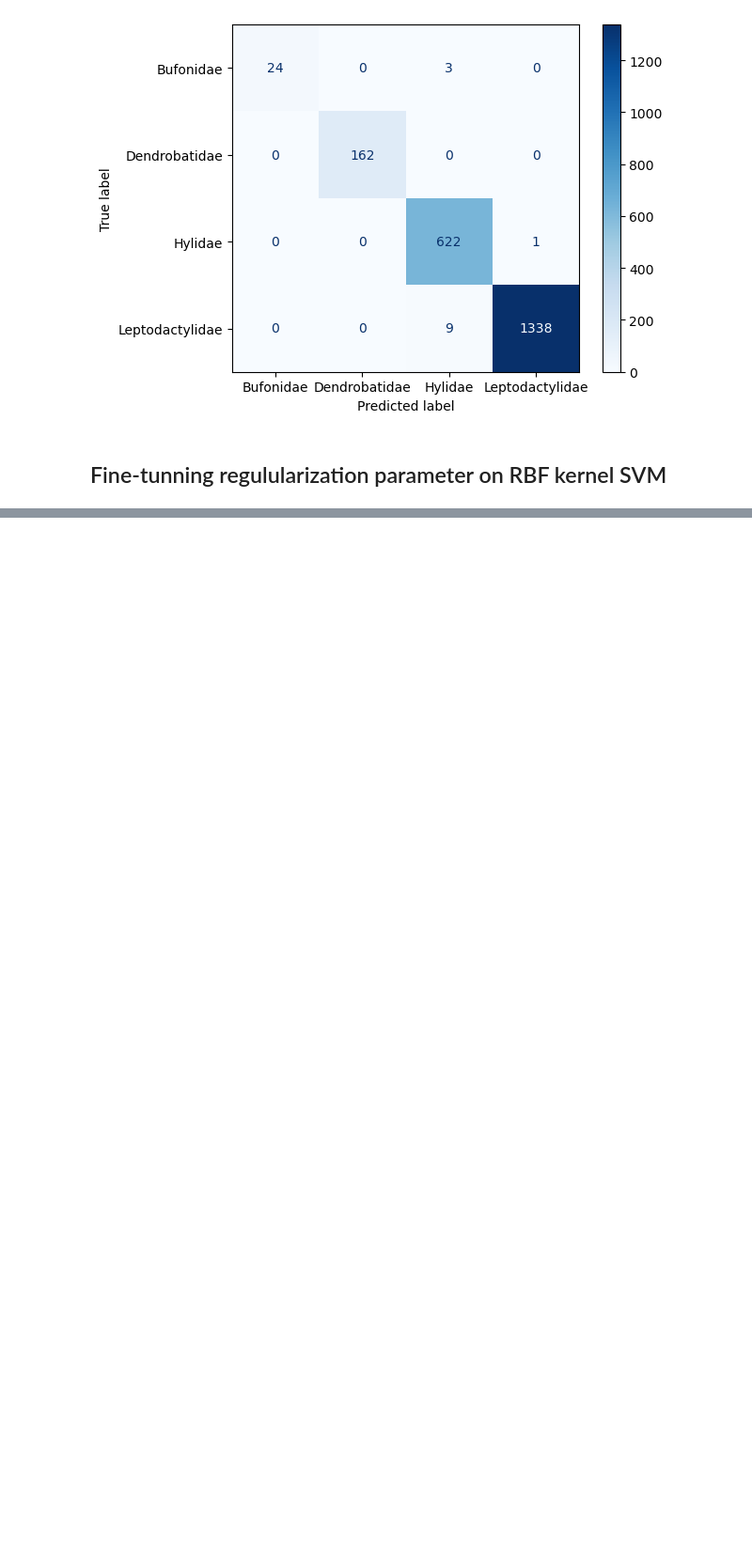
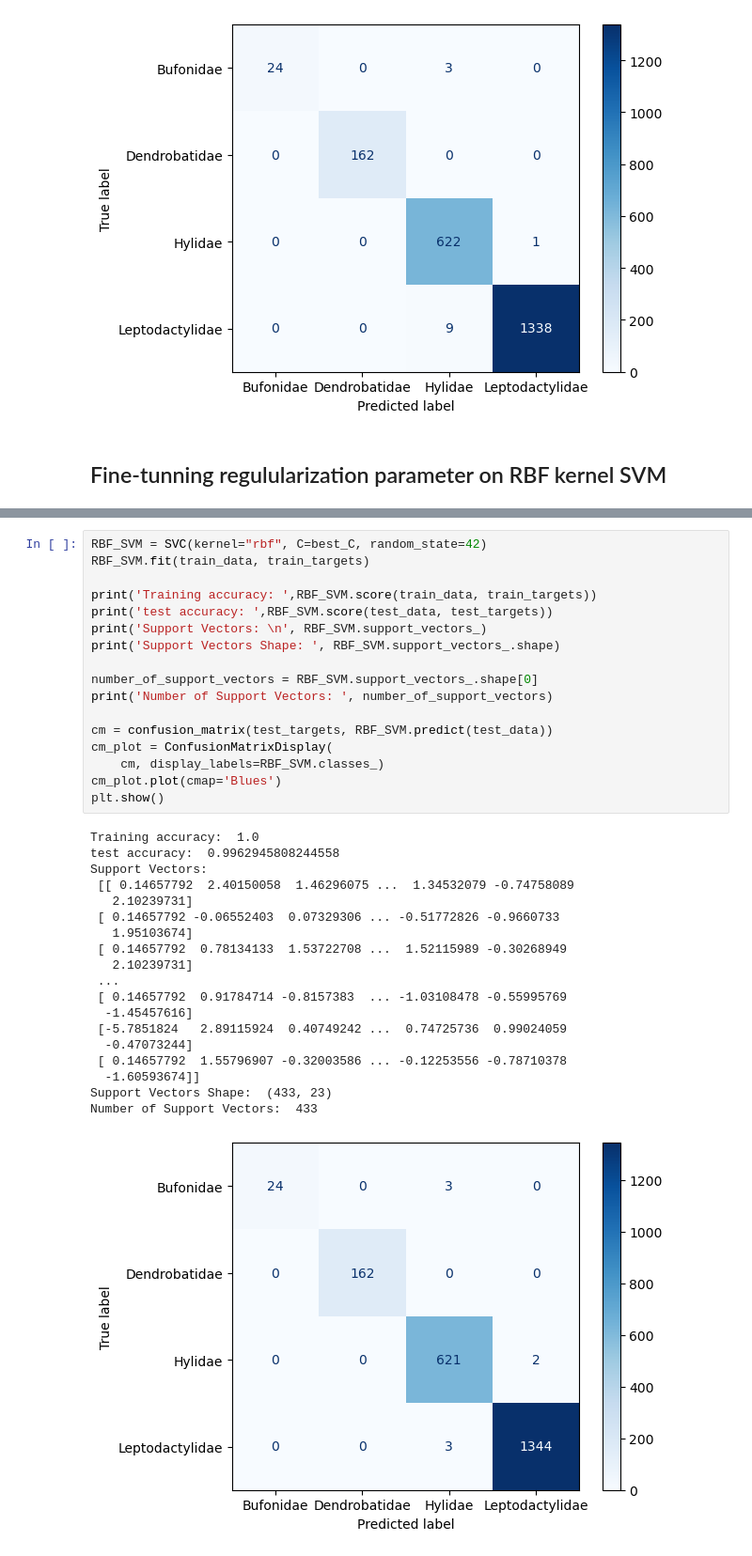
Before and after one commit to ErfanRasti/MachineLearningProjects, a Jupyter notebook: SupportVectorMachines/AnuranFamiliesRecognition.ipynb, the cells around one changed output, grey strips where cells are left out. Shown at 94% size. Saved outputs shown, nothing was run; the diff lists cells and outputs as text; blank space fills up the shorter version.

```diff
--- a/SupportVectorMachines/AnuranFamiliesRecognition.ipynb
+++ b/SupportVectorMachines/AnuranFamiliesRecognition.ipynb
@@ -340,0 +383,37 @@ Number of Support Vectors:  409
+# %%
+RBF_SVM = SVC(kernel="rbf", C=best_C, random_state=42)
+RBF_SVM.fit(train_data, train_targets)
+
+print('Training accuracy: ',RBF_SVM.score(train_data, train_targets))
+print('test accuracy: ',RBF_SVM.score(test_data, test_targets))
+print('Support Vectors: \n', RBF_SVM.support_vectors_)
+print('Support Vectors Shape: ', RBF_SVM.support_vectors_.shape)
+
+number_of_support_vectors = RBF_SVM.support_vectors_.shape[0]
+print('Number of Support Vectors: ', number_of_support_vectors)
+
+cm = confusion_matrix(test_targets, RBF_SVM.predict(test_data))
+cm_plot = ConfusionMatrixDisplay(
+    cm, display_labels=RBF_SVM.classes_)
+cm_plot.plot(cmap='Blues')
+plt.show()
+# %% [output]
+Training accuracy:  1.0
+test accuracy:  0.9962945808244558
+Support Vectors:
+ [[ 0.14657792  2.40150058  1.46296075 ...  1.34532079 -0.74758089
+   2.10239731]
+ [ 0.14657792 -0.06552403  0.07329306 ... -0.51772826 -0.9660733
+   1.95103674]
+ [ 0.14657792  0.78134133  1.53722708 ...  1.52115989 -0.30268949
+   2.10239731]
+ ...
+ [ 0.14657792  0.91784714 -0.8157383  ... -1.03108478 -0.55995769
+  -1.45457616]
+ [-5.7851824   2.89115924  0.40749242 ...  0.74725736  0.99024059
+  -0.47073244]
+ [ 0.14657792  1.55796907 -0.32003586 ... -0.12253556 -0.78710378
+  -1.60593674]]
+Support Vectors Shape:  (433, 23)
+Number of Support Vectors:  433
+[figure, added]
```
Also changed, not shown: parts of 6 cells of this notebook.
